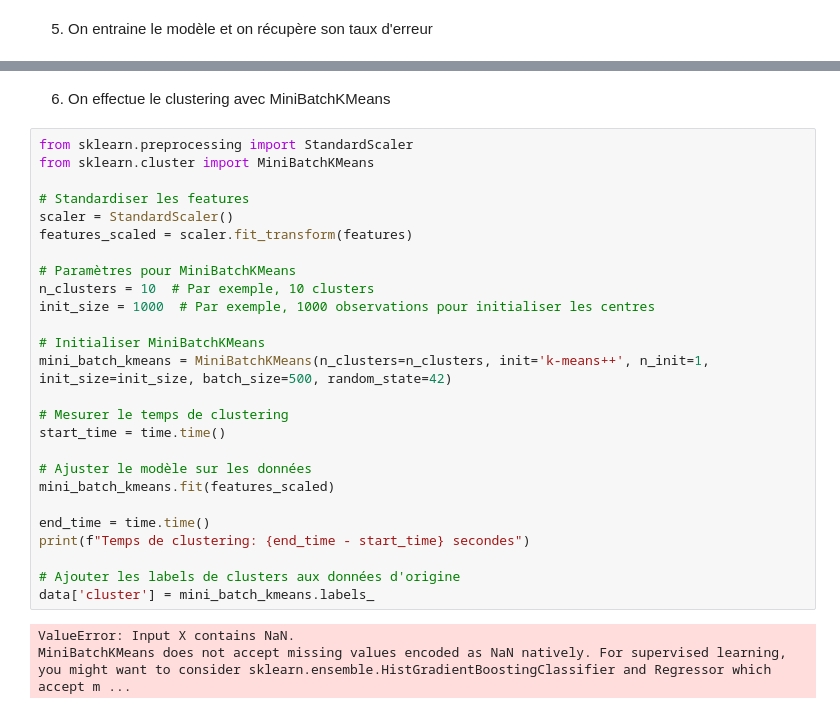
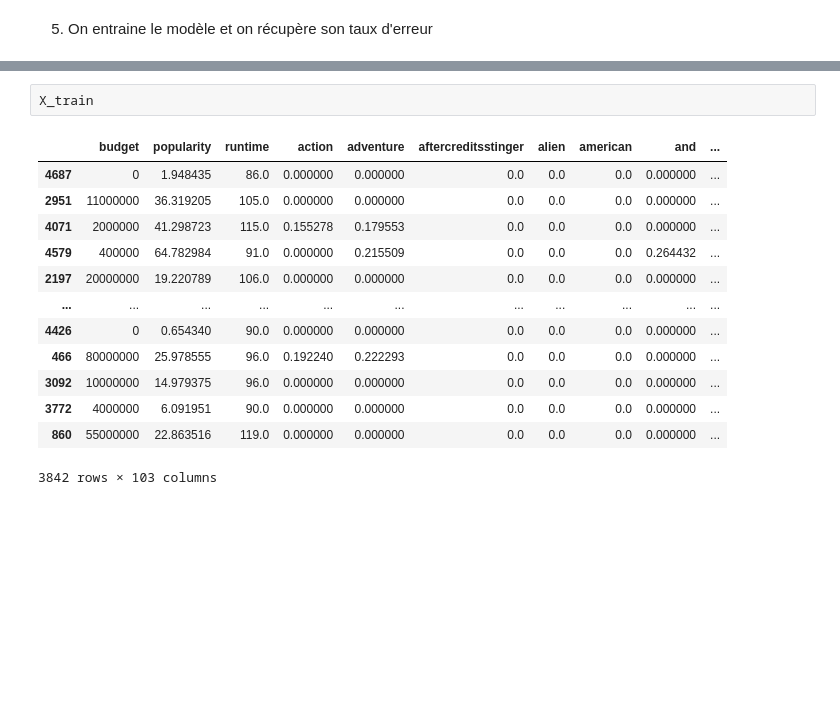
Before and after one commit to Faioa/data_science_project, a Jupyter notebook: data.ipynb, the cells around one changed output, grey strips where cells are left out. Saved outputs shown, nothing was run; the diff lists cells and outputs as text; blank space fills up the shorter version.

```diff
--- a/data.ipynb
+++ b/data.ipynb
@@ -150,31 +138,16 @@ Taux d'erreur : 0.7524818595213318
-# %% [markdown]
-6. On effectue le clustering avec MiniBatchKMeans
-# %%
-from sklearn.preprocessing import StandardScaler
-from sklearn.cluster import MiniBatchKMeans
-
-# Standardiser les features
-scaler = StandardScaler()
-features_scaled = scaler.fit_transform(features)
-
-# Paramètres pour MiniBatchKMeans
-n_clusters = 10  # Par exemple, 10 clusters
-init_size = 1000  # Par exemple, 1000 observations pour initialiser les centres
-
-# Initialiser MiniBatchKMeans
-mini_batch_kmeans = MiniBatchKMeans(n_clusters=n_clusters, init='k-means++', n_init=1, init_size=init_size, batch_size=500, random_state=42)
-
-# Mesurer le temps de clustering
-start_time = time.time()
-
-# Ajuster le modèle sur les données
-mini_batch_kmeans.fit(features_scaled)
-
-end_time = time.time()
-print(f"Temps de clustering: {end_time - start_time} secondes")
-
-# Ajouter les labels de clusters aux données d'origine
-data['cluster'] = mini_batch_kmeans.labels_
-# %% [output]
-ValueError: Input X contains NaN.
-MiniBatchKMeans does not accept missing values encoded as NaN natively. For supervised learning, you might want to consider sklearn.ensemble.HistGradientBoostingClassifier and Regressor which accept m ...
+# %%
+X_train
+# %% [output]
+|  | budget | popularity | runtime | action | adventure | aftercreditsstinger | alien | american | and | ... |
+| 4687 | 0 | 1.948435 | 86.0 | 0.000000 | 0.000000 | 0.0 | 0.0 | 0.0 | 0.000000 | ... |
+| 2951 | 11000000 | 36.319205 | 105.0 | 0.000000 | 0.000000 | 0.0 | 0.0 | 0.0 | 0.000000 | ... |
+| 4071 | 2000000 | 41.298723 | 115.0 | 0.155278 | 0.179553 | 0.0 | 0.0 | 0.0 | 0.000000 | ... |
+| 4579 | 400000 | 64.782984 | 91.0 | 0.000000 | 0.215509 | 0.0 | 0.0 | 0.0 | 0.264432 | ... |
+| 2197 | 20000000 | 19.220789 | 106.0 | 0.000000 | 0.000000 | 0.0 | 0.0 | 0.0 | 0.000000 | ... |
+| ... | ... | ... | ... | ... | ... | ... | ... | ... | ... | ... |
+| 4426 | 0 | 0.654340 | 90.0 | 0.000000 | 0.000000 | 0.0 | 0.0 | 0.0 | 0.000000 | ... |
+| 466 | 80000000 | 25.978555 | 96.0 | 0.192240 | 0.222293 | 0.0 | 0.0 | 0.0 | 0.000000 | ... |
+| 3092 | 10000000 | 14.979375 | 96.0 | 0.000000 | 0.000000 | 0.0 | 0.0 | 0.0 | 0.000000 | ... |
+| 3772 | 4000000 | 6.091951 | 90.0 | 0.000000 | 0.000000 | 0.0 | 0.0 | 0.0 | 0.000000 | ... |
+| 860 | 55000000 | 22.863516 | 119.0 | 0.000000 | 0.000000 | 0.0 | 0.0 | 0.0 | 0.000000 | ... |
+3842 rows × 103 columns
```
Also changed, not shown: parts of 3 cells of this notebook, 1 other file.
